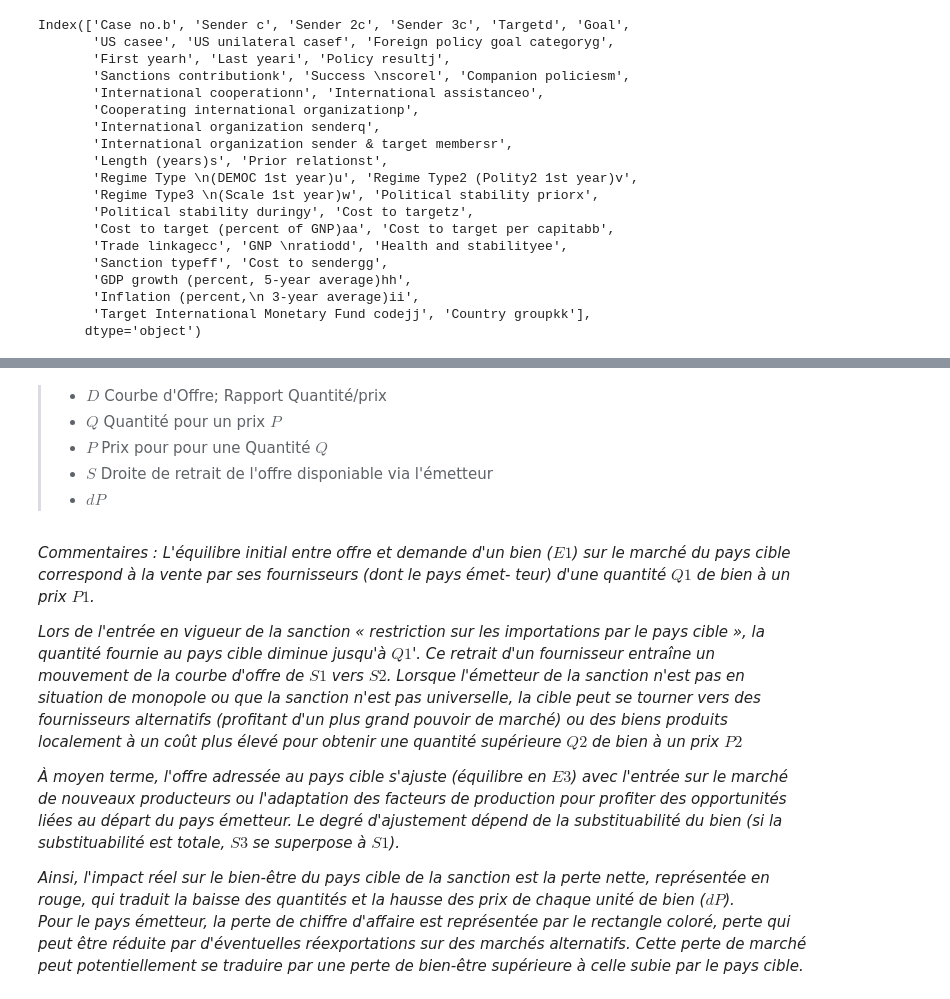
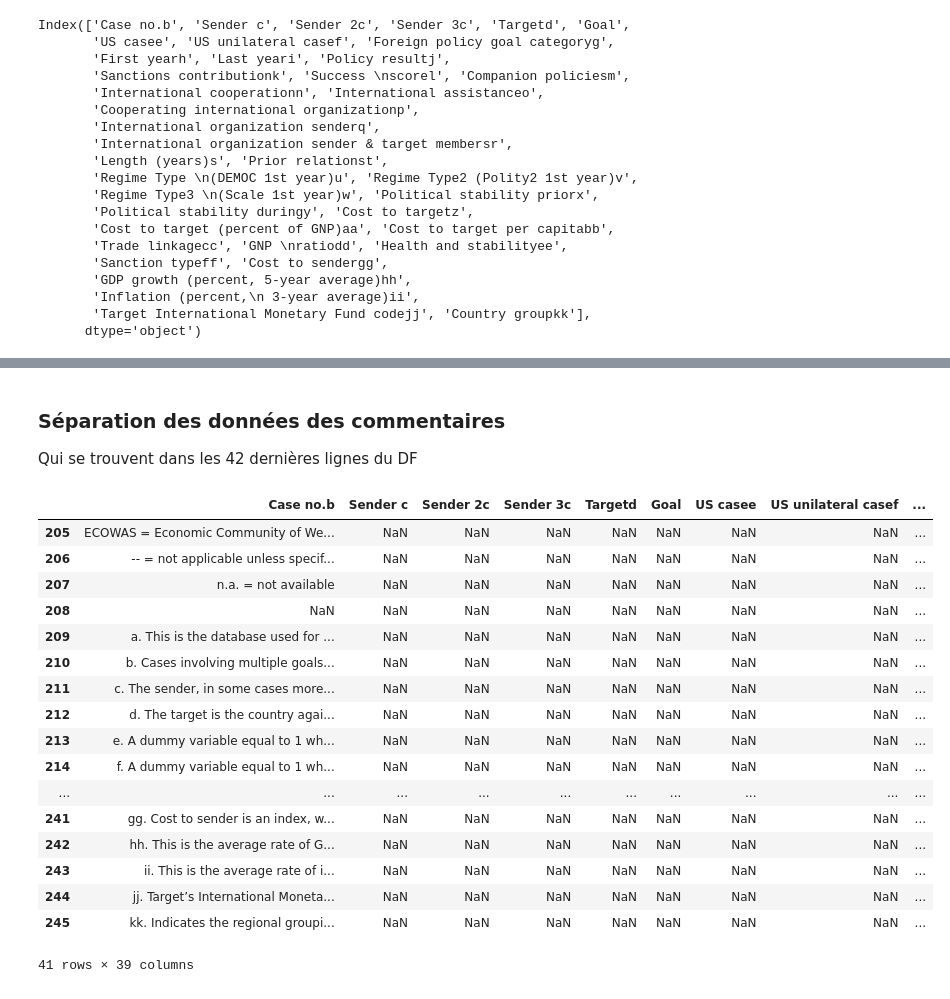
Before and after one commit to cedricsoares/economic_sanction_model, a Jupyter notebook: Sanction_eco.ipynb, the cells around one changed output, grey strips where cells are left out. Saved outputs shown, nothing was run; the diff lists cells and outputs as text; code cells hidden in the pictures.

```diff
--- a/Sanction_eco.ipynb
+++ b/Sanction_eco.ipynb
@@ -29,4 +12,4 @@ import missingno as msno
 # %% [markdown]
 ## _Découverte des données_
 # %%
-df =  pd.read_excel('DATABASE.xls', skiprows=2, header=1)
+df =  pd.read_excel('data/DATABASE.xls', header=3)
@@ -233,15 +64,27 @@ TypeError: '<' not supported between instances of 'str' and 'float'
-# %% [markdown]
->* $D$  Courbe d'Offre; Rapport Quantité/prix
->* $Q$  Quantité pour un prix $P$
->* $P$  Prix pour pour une Quantité $Q$
->* $S$  Droite de retrait de l'offre disponiable via l'émetteur
->* $𝑑𝑃$
-# %% [markdown]
-*Commentaires : L'équilibre initial entre offre et demande d'un bien ($E1$) sur le marché du pays cible correspond à la vente par ses fournisseurs (dont le pays émet- teur) d'une quantité $Q1$ de bien à un prix $P1$.*
-
-*Lors de l'entrée en vigueur de la sanction « restriction sur les importations par le pays cible », la quantité fournie au pays cible diminue jusqu'à $Q1$'. Ce retrait d'un fournisseur entraîne un mouvement de la courbe d'offre de $S1$ vers $S2$. Lorsque l'émetteur de la sanction n'est pas en situation de monopole ou que la sanction n'est pas universelle, la cible peut se tourner vers des fournisseurs alternatifs (profitant d'un plus grand pouvoir de marché) ou des biens produits localement à un coût plus élevé pour obtenir une quantité supérieure $Q2$ de bien à un prix $P2$*
-
-*À moyen terme, l'offre adressée au pays cible s'ajuste (équilibre en $E3$) avec l'entrée sur le marché de nouveaux producteurs ou l'adaptation des facteurs de production pour profiter des opportunités liées au départ du pays émetteur. Le degré d'ajustement dépend de la substituabilité du bien (si la substituabilité est totale, $S3$ se superpose à $S1$).*
-
-*Ainsi, l'impact réel sur le bien-être du pays cible de la sanction est la perte nette, représentée en rouge, qui traduit la baisse des quantités et la hausse des prix de chaque unité de bien ($dP$).
-Pour le pays émetteur, la perte de chiffre d'affaire est représentée par le rectangle coloré, perte qui peut être réduite par d'éventuelles réexportations sur des marchés alternatifs. Cette perte de marché peut potentiellement se traduire par une perte de bien-être supérieure à celle subie par le pays cible.*
+# %% [markdown]
+### Séparation des données des  commentaires
+Qui se trouvent dans les 42 dernières lignes du DF
+# %%
+comment = df.loc[205:]
+comment = comment[:]
+# %%
+comment
+# %% [output]
+|  | Case no.b | Sender c | Sender 2c | Sender 3c | Targetd | Goal | US casee | US unilateral casef | ... |
+| 205 | ECOWAS = Economic Community of We... | NaN | NaN | NaN | NaN | NaN | NaN | NaN | ... |
+| 206 | -- = not applicable unless specif... | NaN | NaN | NaN | NaN | NaN | NaN | NaN | ... |
+| 207 | n.a. = not available | NaN | NaN | NaN | NaN | NaN | NaN | NaN | ... |
+| 208 | NaN | NaN | NaN | NaN | NaN | NaN | NaN | NaN | ... |
+| 209 | a. This is the database used for ... | NaN | NaN | NaN | NaN | NaN | NaN | NaN | ... |
+| 210 | b. Cases involving multiple goals... | NaN | NaN | NaN | NaN | NaN | NaN | NaN | ... |
+| 211 | c. The sender, in some cases more... | NaN | NaN | NaN | NaN | NaN | NaN | NaN | ... |
+| 212 | d. The target is the country agai... | NaN | NaN | NaN | NaN | NaN | NaN | NaN | ... |
+| 213 | e. A dummy variable equal to 1 wh... | NaN | NaN | NaN | NaN | NaN | NaN | NaN | ... |
+| 214 | f. A dummy variable equal to 1 wh... | NaN | NaN | NaN | NaN | NaN | NaN | NaN | ... |
+| ... | ... | ... | ... | ... | ... | ... | ... | ... | ... |
+| 241 | gg. Cost to sender is an index, w... | NaN | NaN | NaN | NaN | NaN | NaN | NaN | ... |
+| 242 | hh. This is the average rate of G... | NaN | NaN | NaN | NaN | NaN | NaN | NaN | ... |
+| 243 | ii. This is the average rate of i... | NaN | NaN | NaN | NaN | NaN | NaN | NaN | ... |
+| 244 | jj. Target’s International Moneta... | NaN | NaN | NaN | NaN | NaN | NaN | NaN | ... |
+| 245 | kk. Indicates the regional groupi... | NaN | NaN | NaN | NaN | NaN | NaN | NaN | ... |
+41 rows × 39 columns
```
Also changed, not shown: parts of 42 cells of this notebook.
